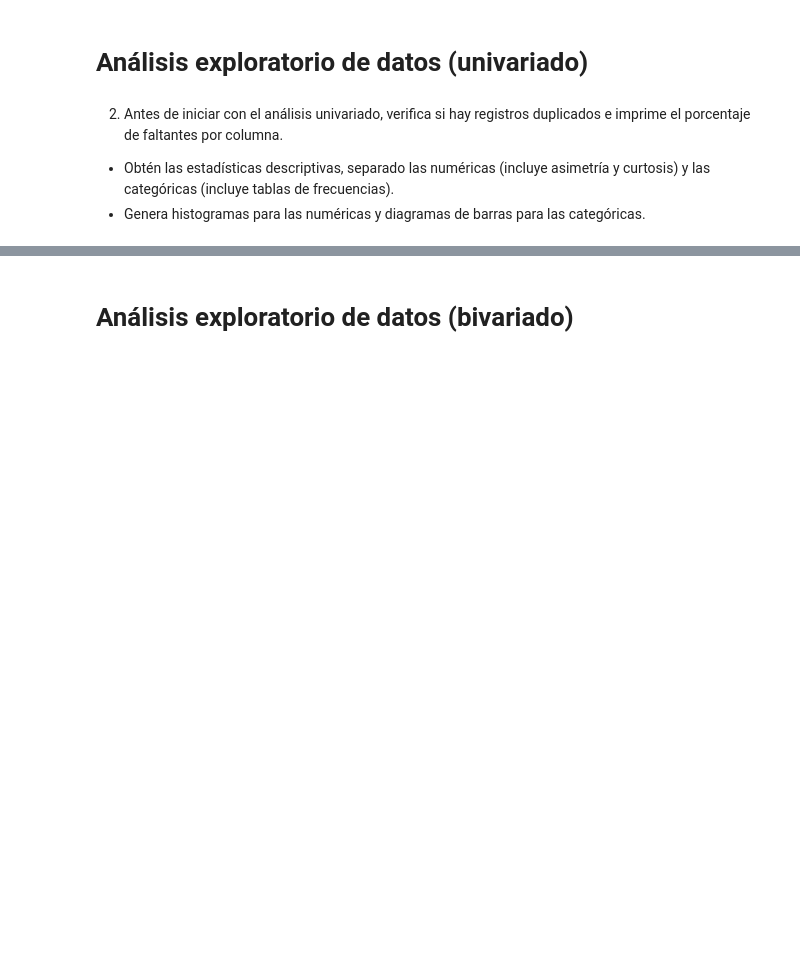
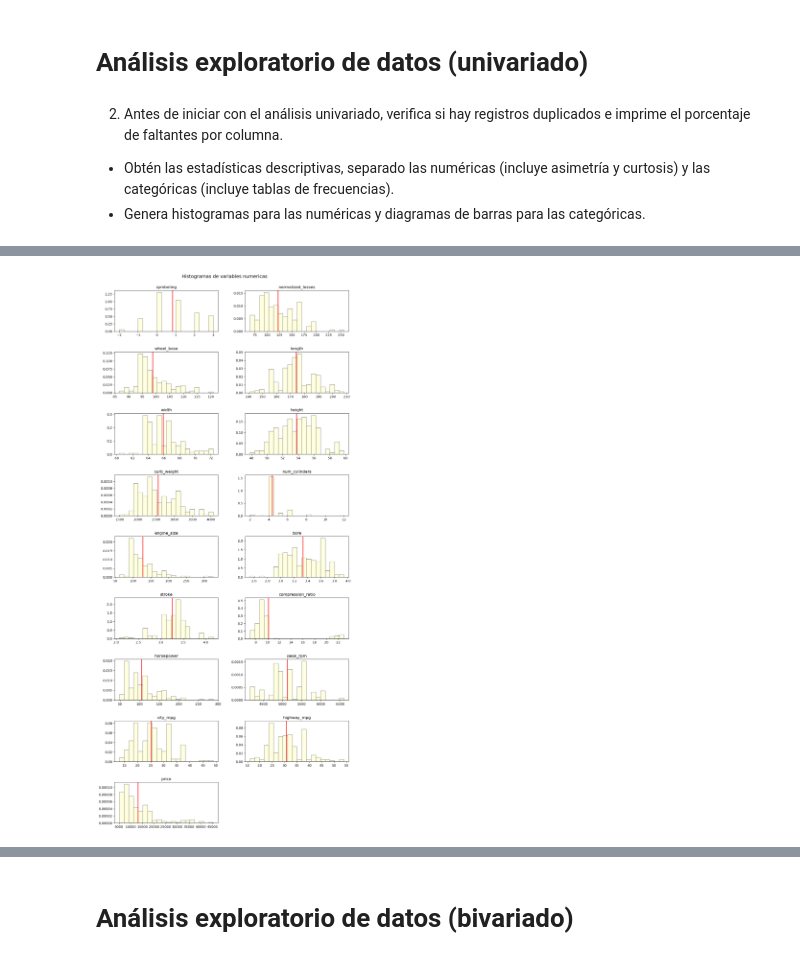
Before and after one commit to Dromeroc19/Tec_ENA, a Jupyter notebook: Ciencia y Analitica de Datos/7.1_PCA.ipynb, the cells around one changed output, grey strips where cells are left out. Drawn from its saved outputs; the diff is of its cells as text; code cells hidden in the pictures; blank space fills up the shorter version.

```diff
--- a/Ciencia y Analitica de Datos/7.1_PCA.ipynb
+++ b/Ciencia y Analitica de Datos/7.1_PCA.ipynb
@@ -68,3 +117,88 @@ from sklearn.decomposition import PCA
 2. Antes de iniciar con el análisis univariado, verifica si hay registros duplicados e imprime el porcentaje de faltantes por columna.
 * Obtén las estadísticas descriptivas, separado las numéricas (incluye asimetría y curtosis) y las categóricas (incluye tablas de frecuencias).
 * Genera histogramas para las numéricas y diagramas de barras para las categóricas.
+# %%
+#Revisar duplicados y nulos
+print('Registros duplicados:', cars_df.duplicated().sum())
+
+print('\nNulos por columna:')
+for col, pct in cars_df.isna().mean().items():
+    print(f'  > {col}: {pct:.1%}')
+
+
+#Obtener estadísticas de las columnas numericas-------------
+Stat1 = cars_df[num_cols].describe(percentiles = [0.05, 0.95])
+Stat1 = pd.concat([Stat1, cars_df[num_cols].agg(['skew', 'kurt'])]) #Agregar sesgo y curtosis
+
+#Imprimir resultados
+print('\n\nANALISIS DE LAS VARIABLES NUMERICAS:\n\nEstadistica descriptiva\n')
+print(Stat1.round(2))
+
+
+#Histogramas-------------
+print('\nHistogramas:')
+Fig1 = plt.figure(figsize = (12, 25))
+i = 0
+
+for col in num_cols:
+    i += 1
+    Ax = Fig1.add_subplot(9, 2, i)
+
+    #Histograma
+    x = cars_df[col]
+    Ax.hist(x, bins = 20, density = True, color = 'lightyellow', edgecolor = 'gray') # Histograma normalizado
+    Ax.axvline(Stat1.loc['mean', col], color = 'red', ls = '-', lw = 1.8, label = 'Media') #Media
+    Ax.set_title(col)
+
+Fig1.suptitle('Histogramas de variables numericas', fontsize = 14)
+Fig1.tight_layout(pad = 1.0, w_pad = 3, h_pad = 3, rect=[0.05, 0.05, 0.95, 0.98])
+plt.show()
+
+
+#Obtener estadísticas de las columnas categoricas-------------
+cars_df[cat_cols] = cars_df[cat_cols].astype('category') #Pasa columnas tipo object a categoricas
+Stat2 = cars_df[cat_cols].describe()
+
+#Imprimir resultados
+print('\n\nANALISIS DE LAS VARIABLES CATEGORICAS:\n\nEstadistica descriptiva\n')
+print(Stat2.round(2))
+
+
+#Tablas de frecuencia-------------
+print('\n\nTablas de frecuencia')
+for col in cat_cols:
+    print(f'\n  > {col}')
+    for val, count in cars_df[col].value_counts(dropna = False).items():
+        print(f'     {val}: {count}')
+
+
+#Graficas de barra-------------
+Fig2 = plt.figure(figsize = (12, 14))
+i = 0
+
+cat_long = []
+for Col in cat_cols:
+    i += 1
+    Ax = Fig2.add_subplot(5, 2, i)
+
+    #Grafico de barras
+    Counts = cars_df[Col].value_counts()
+    if len(Counts) > 15:
+        Counts = Counts.head(15)
+        cat_long += [Col]
+    #Counts.sort_index(inplace = True)
+
+    Ax.bar(Counts.index.astype(str), Counts.values, color = 'lightyellow', edgecolor = 'gray') # Histograma normalizado
+    Ax.set_title(Col)
+
+    if len(Counts) > 8:
+        Ax.tick_params(axis = 'x', rotation = 20)
+        for label in Ax.get_xticklabels():
+            label.set_ha('right')
+
+Fig2.suptitle('Variables categoricas', fontsize = 14)
+Fig2.tight_layout(pad = 1.0, w_pad = 3, h_pad = 3, rect=[0.05, 0.05, 0.95, 0.98])
+plt.show()
+
+print(f'*Variables con mas de 15 categorias: {', '.join(cat_long)}')
+# %% [output]
@@ -70,0 +222 @@ from sklearn.decomposition import PCA
+[figure, added]
```
Also changed, not shown: parts of 10 cells of this notebook, 1 other file.
